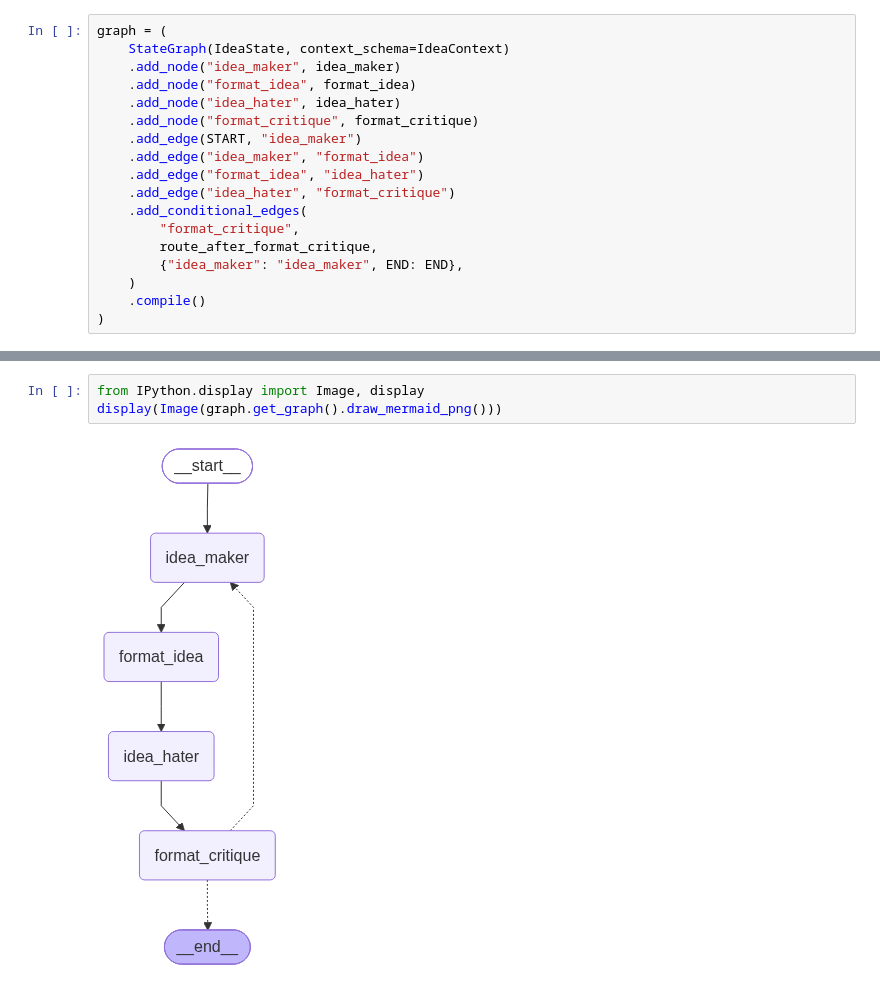
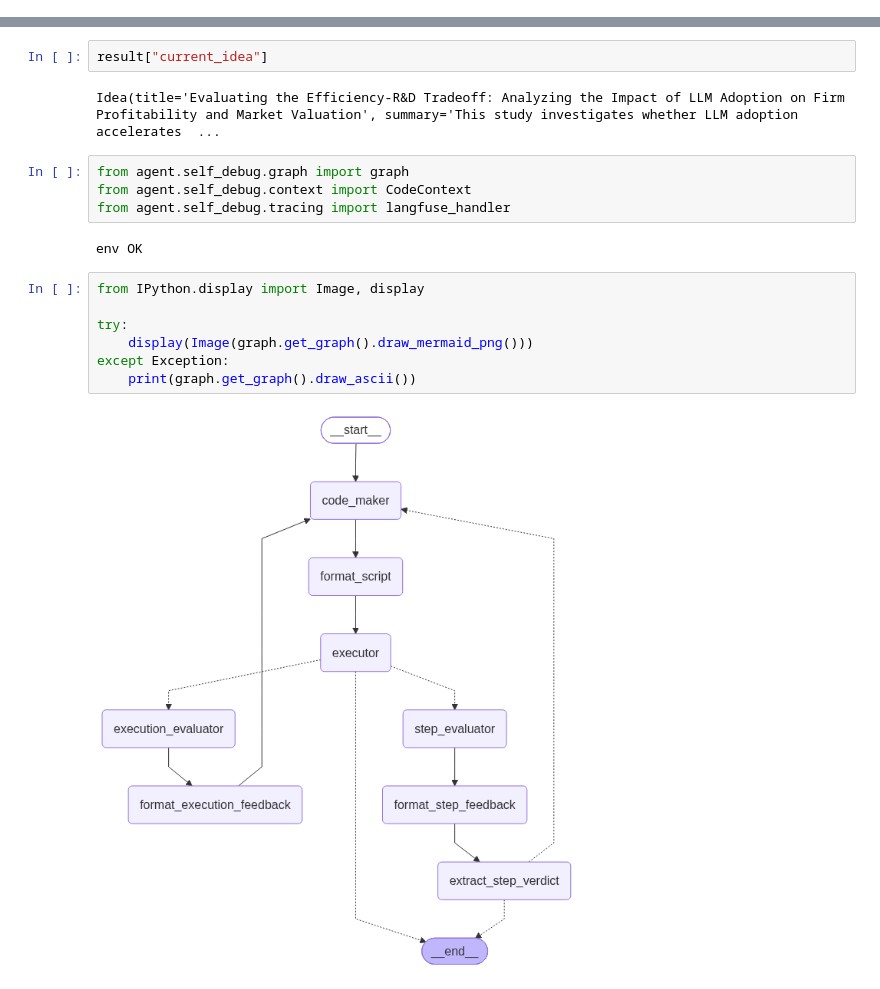
Before and after one commit to martinyuhaohuo/fin_agent, a Jupyter notebook: main_script.ipynb, the cells around one changed output, grey strips where cells are left out. Saved outputs shown, nothing was run; the diff lists cells and outputs as text.

Commit message:
add self_debug agent

```diff
--- a/main_script.ipynb
+++ b/main_script.ipynb
@@ -336,18 +0,0 @@ def route_after_format_critique(state: IdeaState, runtime: Runtime[IdeaContext])
-# %%
-graph = (
-    StateGraph(IdeaState, context_schema=IdeaContext)
-    .add_node("idea_maker", idea_maker)
-    .add_node("format_idea", format_idea)
-    .add_node("idea_hater", idea_hater)
-    .add_node("format_critique", format_critique)
-    .add_edge(START, "idea_maker")
-    .add_edge("idea_maker", "format_idea")
-    .add_edge("format_idea", "idea_hater")
-    .add_edge("idea_hater", "format_critique")
-    .add_conditional_edges(
-        "format_critique",
-        route_after_format_critique,
-        {"idea_maker": "idea_maker", END: END},
-    )
-    .compile()
-)
@@ -354,5 +25,19 @@ graph = (
+# %%
+result["current_idea"]
+# %% [output]
+Idea(title='Evaluating the Efficiency-R&D Tradeoff: Analyzing the Impact of LLM Adoption on Firm Profitability and Market Valuation', summary='This study investigates whether LLM adoption accelerates  ...
+# %%
+from agent.self_debug.graph import graph
+from agent.self_debug.context import CodeContext
+from agent.self_debug.tracing import langfuse_handler
+# %% [output]
+env OK
 # %%
 from IPython.display import Image, display
-display(Image(graph.get_graph().draw_mermaid_png()))
+
+try:
+    display(Image(graph.get_graph().draw_mermaid_png()))
+except Exception:
+    print(graph.get_graph().draw_ascii())
 # %% [output]
-[figure, old version]
+[figure, new version]
```
Also changed, not shown: parts of 19 cells of this notebook, 22 other files.
